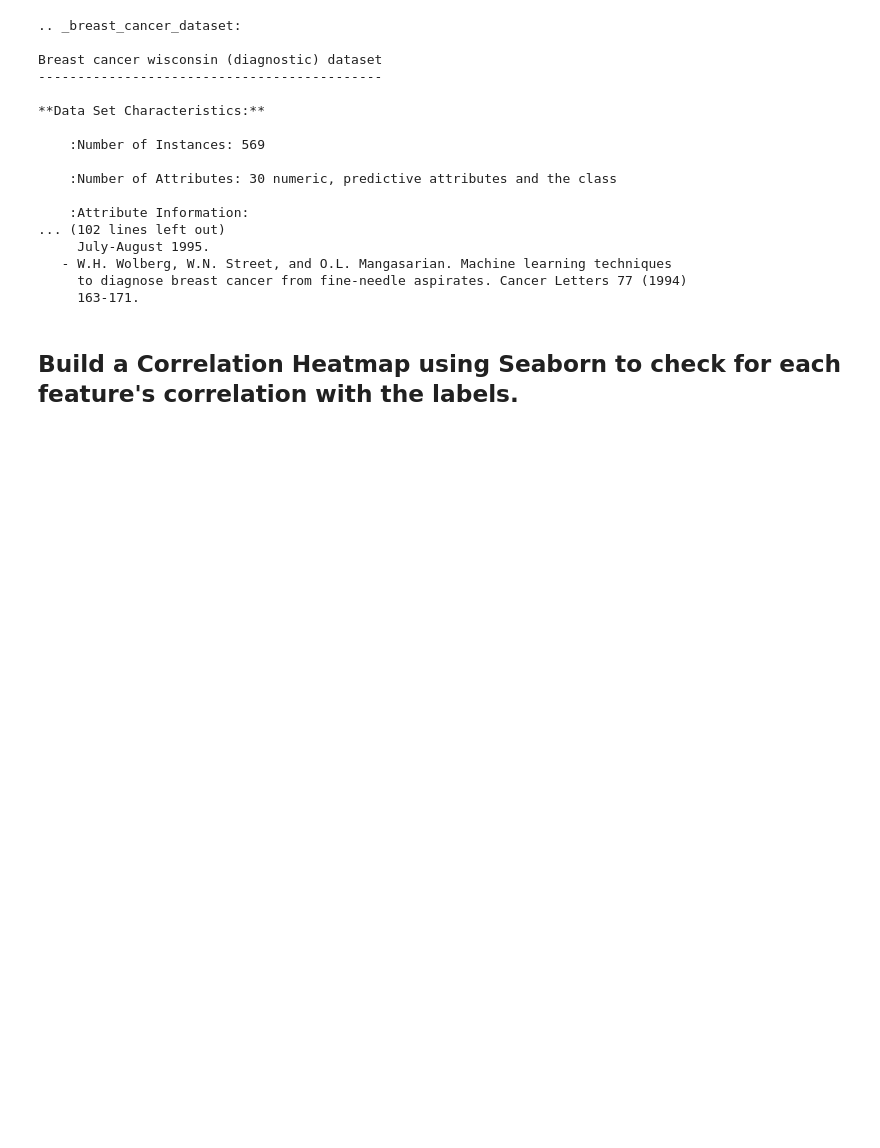
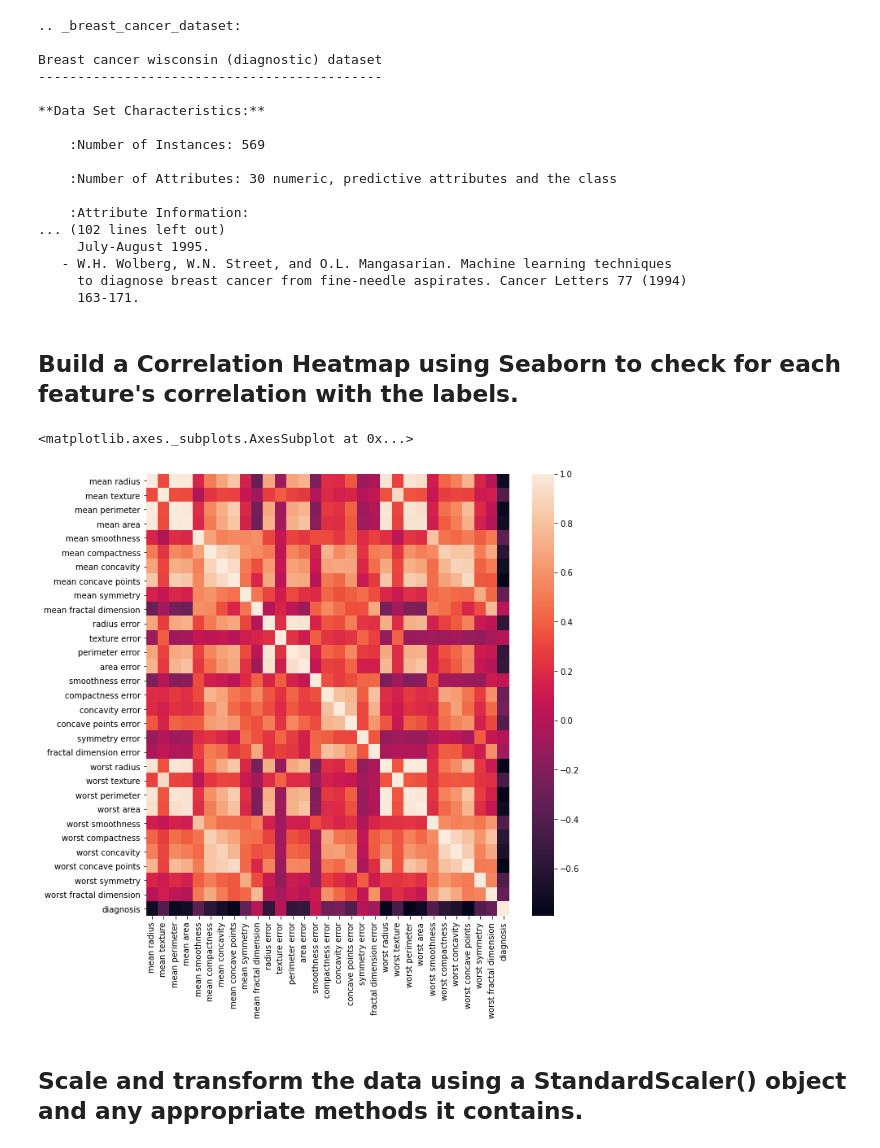
Before and after one commit to liyaSileshi/SVM-breast-cancer, a Jupyter notebook: breast_cancer.ipynb, the cells around one changed output. Drawn from its saved outputs; the diff is of its cells as text; code cells hidden in the pictures; blank space fills up the shorter version.

```diff
--- a/breast_cancer.ipynb
+++ b/breast_cancer.ipynb
@@ -103,0 +109,16 @@ Breast cancer wisconsin (diagnostic) dataset
+# %%
+#calculate the correlation matrix
+corr = df.corr()
+# %%
+# plot the heatmap
+fig, ax = plt.subplots(figsize=(10,10)) #adjust figure size
+sns.heatmap(corr,
+    xticklabels=corr.columns,
+    yticklabels=corr.columns,
+    ax=ax
+)
+# %% [output]
+<matplotlib.axes._subplots.AxesSubplot at 0x...>
+[figure, added]
+# %% [markdown]
+## Scale and transform the data using a StandardScaler() object and any appropriate methods it contains.
```
Also changed, not shown: parts of 8 cells of this notebook.
